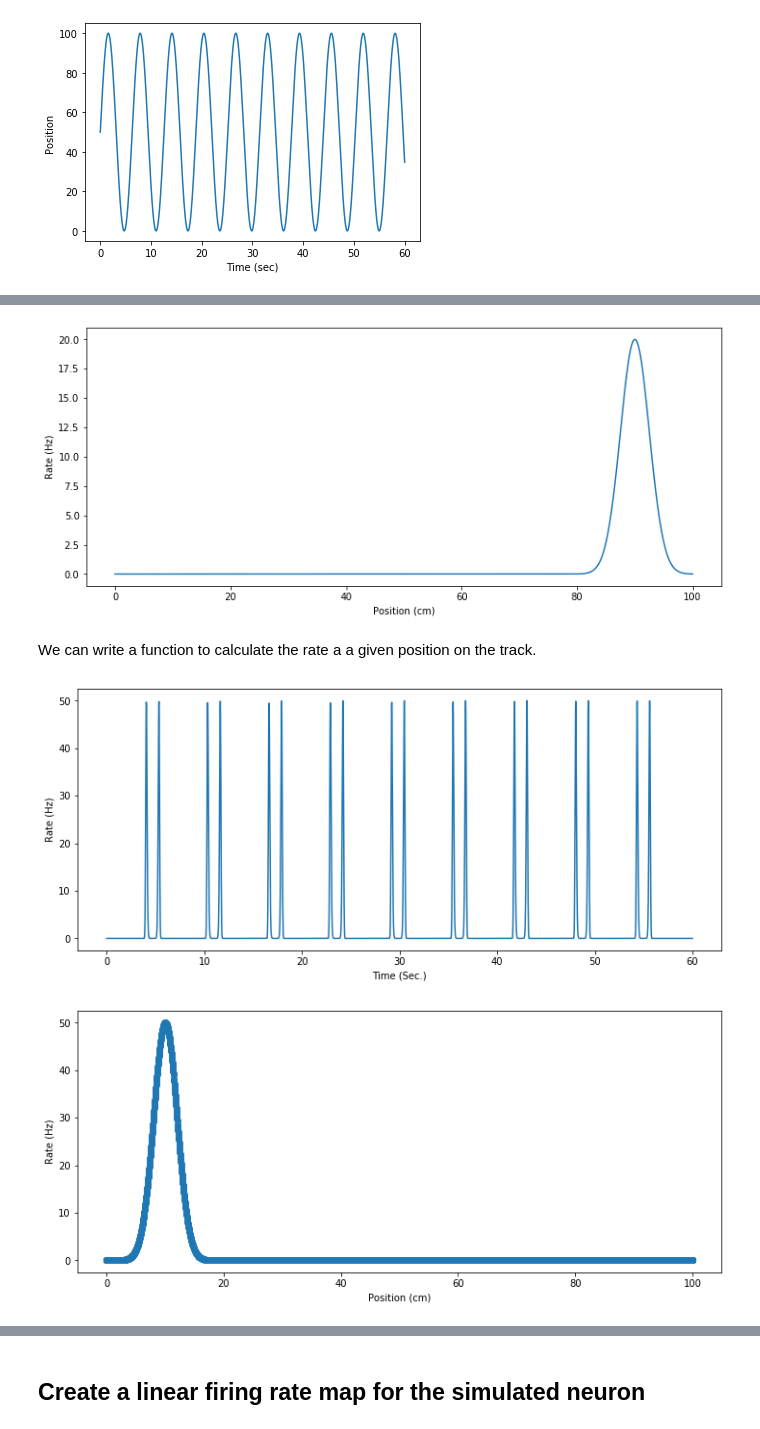
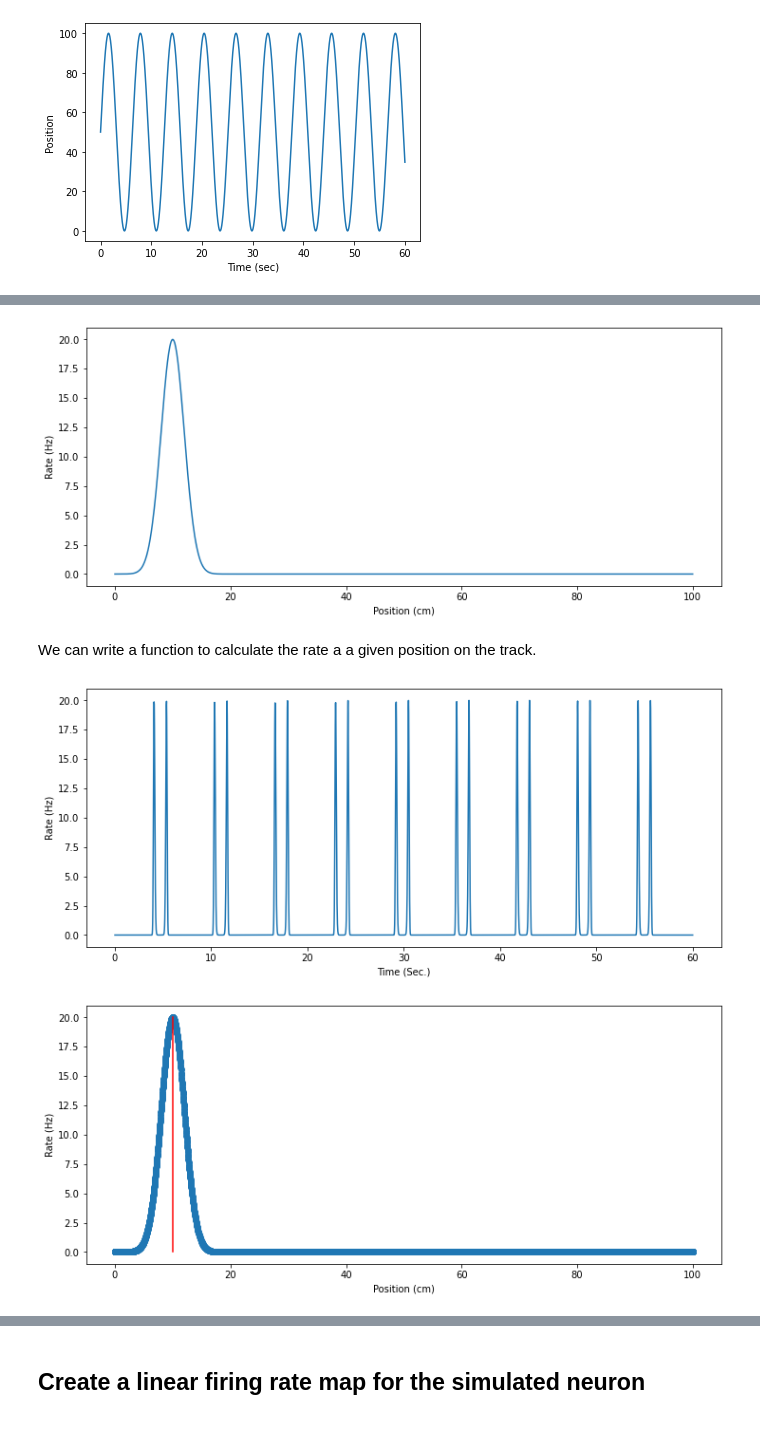
Before and after one commit to kevin-allen/spatialPoissonSpikeTrain, a Jupyter notebook: notebooks/tutorial.ipynb, the cells around one changed output, grey strips where cells are left out. Cells and saved outputs as stored; diff of their text form; code cells hidden in the pictures.

```diff
--- a/notebooks/tutorial.ipynb
+++ b/notebooks/tutorial.ipynb
@@ -151,9 +161,10 @@ We need to set the firing rate of the neuron at different position on the track.
 # %%
 xx = np.linspace(0,trackLength,1000) # position
-loc=90
-scale=2.5
+loc=10
+scale=2
+peakRateHz=20
+
 rate = norm.pdf(xx,loc=loc,scale=scale)
-peakRateHz=20
 maxDist=rate.max()
 rate = rate/maxDist*peakRateHz
 plt.figure(figsize=(12,5))
@@ -162,22 +173,24 @@ plt.ylabel("Rate (Hz)")
 plt.xlabel("Position (cm)")
 plt.show()
 # %% [output]
-[figure, old version]
+[figure, new version]
 # %% [markdown]
 We can write a function to calculate the rate a a given position on the track.
 # %%
-def rateAtPosition(position,loc=10,scale=2,peakRateHz=20,maxDist=0.079787):
+def rateAtPosition(position,loc=loc,scale=scale,peakRateHz=peakRateHz):
+    maxDist=norm.pdf(loc,loc=loc,scale=scale)
     return norm.pdf(position,loc=loc,scale=scale)/maxDist*peakRateHz
 plt.figure(figsize=(12,5))
 plt.plot(time,rateAtPosition(position))
 plt.ylabel("Rate (Hz)")
 plt.xlabel("Time (Sec.)")
 plt.show()
 plt.figure(figsize=(12,5))
 plt.scatter(position,rateAtPosition(position))
 plt.ylabel("Rate (Hz)")
 plt.xlabel("Position (cm)")
+plt.plot([loc,loc],[0,peakRateHz],c="red")
 plt.show()
 # %% [output]
-[figure, old version]
+[figure, new version]
-[figure, old version]
+[figure, new version]
```
Also changed, not shown: parts of 29 cells of this notebook.
